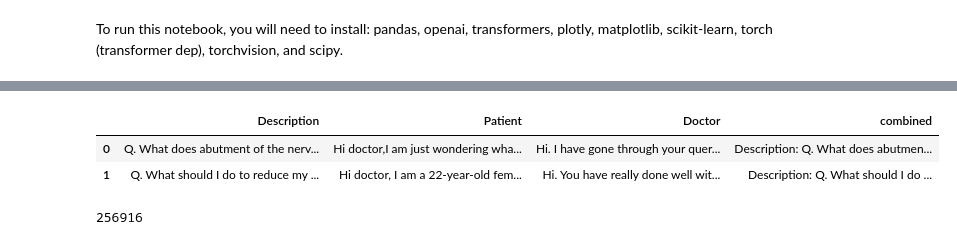
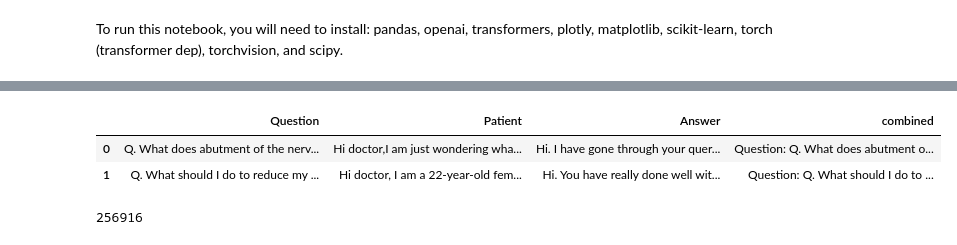
Before and after one commit to ruslanmv/ai-medical-chatbot, a Jupyter notebook: 3-Modeling/3-Preproces.ipynb, the cells around one changed output, grey strips where cells are left out. Saved outputs shown, nothing was run; the diff lists cells and outputs as text; code cells hidden in the pictures.

```diff
--- a/3-Modeling/3-Preproces.ipynb
+++ b/3-Modeling/3-Preproces.ipynb
@@ -21,0 +21,2 @@ df = df.dropna()#.head(1000)
+# %%
+df.rename(columns = {'Description':'Question',"Doctor":"Answer"}, inplace = True)
@@ -22,12 +39,12 @@ df = df.dropna()#.head(1000)
 # %%
 df["combined"] = (
-    "Description: " + df.Description.str.strip() + "; Patient: " + df.Patient.str.strip()+ "; Doctor: " + df.Doctor.str.strip()
+    "Question: " + df.Question.str.strip() + "; Patient: " + df.Patient.str.strip()+ "; Answer: " + df.Answer.str.strip()
 )
 df.head(2)
 # %% [output]
-|  | Description | Patient | Doctor | combined |
-| 0 | Q. What does abutment of the nerv... | Hi doctor,I am just wondering wha... | Hi. I have gone through your quer... | Description: Q. What does abutmen... |
-| 1 | Q. What should I do to reduce my ... | Hi doctor, I am a 22-year-old fem... | Hi. You have really done well wit... | Description: Q. What should I do ... |
+|  | Question | Patient | Answer | combined |
+| 0 | Q. What does abutment of the nerv... | Hi doctor,I am just wondering wha... | Hi. I have gone through your quer... | Question: Q. What does abutment o... |
+| 1 | Q. What should I do to reduce my ... | Hi doctor, I am a 22-year-old fem... | Hi. You have really done well wit... | Question: Q. What should I do to ... |
 # %%
 #df["combined"] = ( "Description: " + df.Description.str.strip() + "; Patient: " + df.Patient.str.strip())
 #df.head(2)
```
Also changed, not shown: parts of 6 cells of this notebook, 4 other files.
